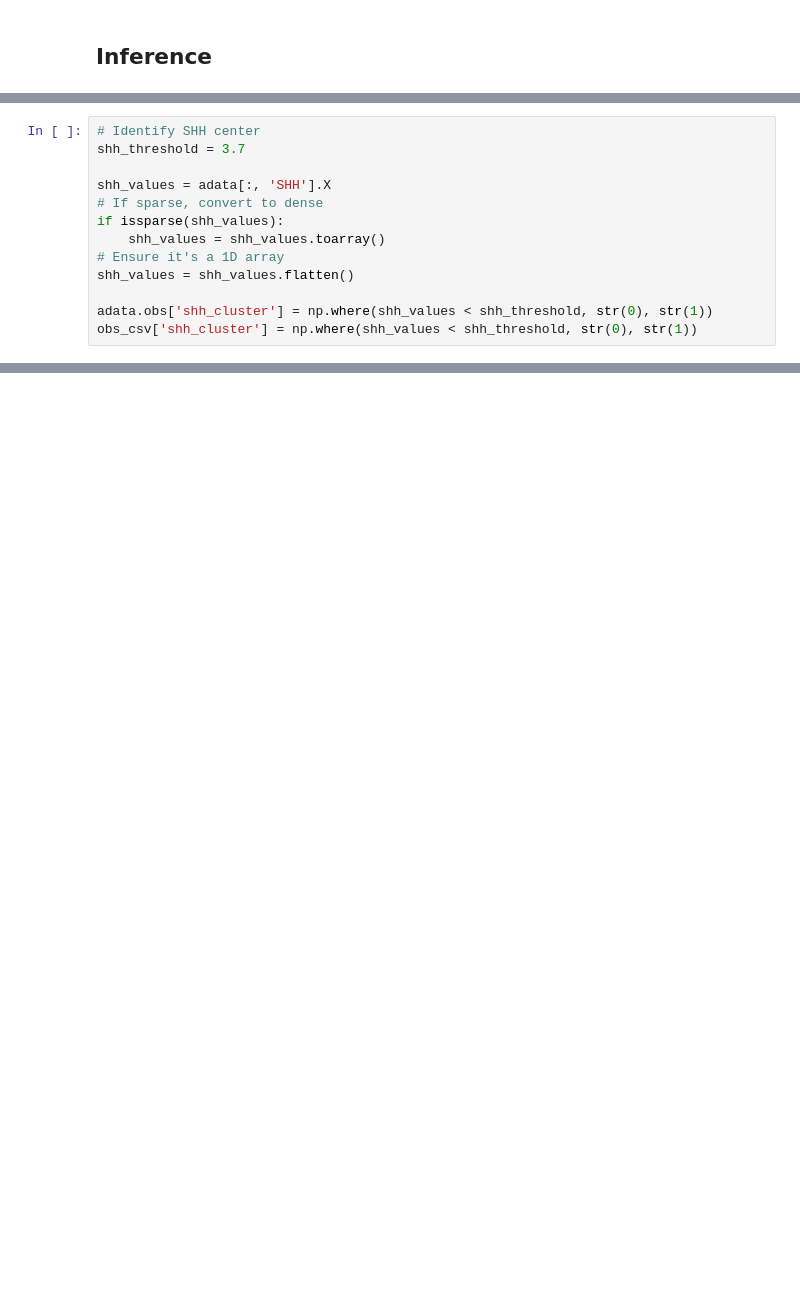
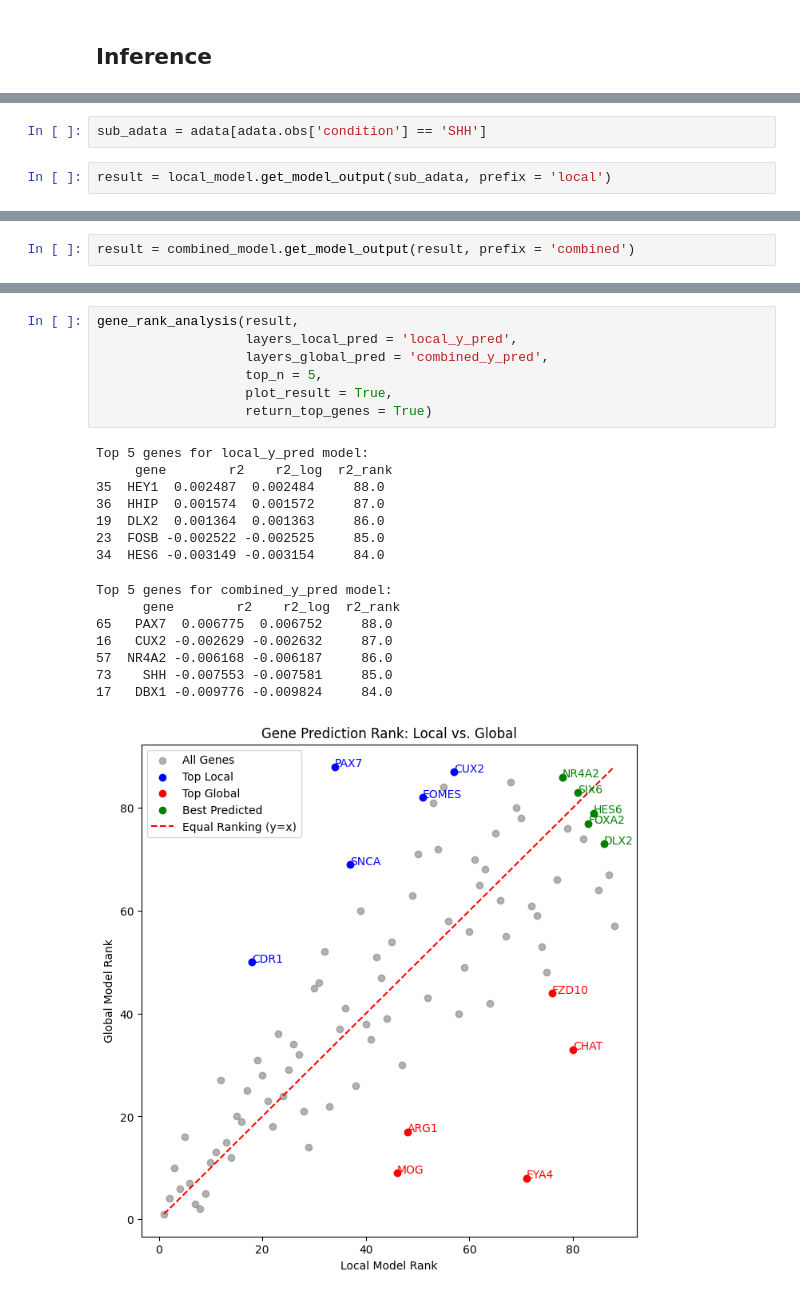
Before and after one commit to theislab/interscale, a Jupyter notebook: docs/notebooks/evaluation/Legnini23.ipynb, the cells around one changed output, grey strips where cells are left out. Drawn from its saved outputs; the diff is of its cells as text; blank space fills up the shorter version.

Commit message:
Gene Rank analysis implementation

```diff
--- a/docs/notebooks/evaluation/Legnini23.ipynb
+++ b/docs/notebooks/evaluation/Legnini23.ipynb
@@ -106,13 +47,0 @@ adata.X = adata.layers['log1p_norm']
-# %%
-# Identify SHH center
-shh_threshold = 3.7
-
-shh_values = adata[:, 'SHH'].X
-# If sparse, convert to dense
-if issparse(shh_values):
-    shh_values = shh_values.toarray()
-# Ensure it's a 1D array
-shh_values = shh_values.flatten()
-
-adata.obs['shh_cluster'] = np.where(shh_values < shh_threshold, str(0), str(1))
-obs_csv['shh_cluster'] = np.where(shh_values < shh_threshold, str(0), str(1))
@@ -709,0 +48,4 @@ sq.tl.var_by_distance(
+# %%
+sub_adata = adata[adata.obs['condition'] == 'SHH']
+# %%
+result = local_model.get_model_output(sub_adata, prefix = 'local')
@@ -709,0 +55,2 @@ sq.tl.var_by_distance(
+# %%
+result = combined_model.get_model_output(result, prefix = 'combined')
@@ -709,0 +81,23 @@ sq.tl.var_by_distance(
+# %%
+gene_rank_analysis(result,
+                   layers_local_pred = 'local_y_pred',
+                   layers_global_pred = 'combined_y_pred',
+                   top_n = 5,
+                   plot_result = True,
+                   return_top_genes = True)
+# %% [output]
+Top 5 genes for local_y_pred model:
+     gene        r2    r2_log  r2_rank
+35  HEY1  0.002487  0.002484     88.0
+36  HHIP  0.001574  0.001572     87.0
+19  DLX2  0.001364  0.001363     86.0
+23  FOSB -0.002522 -0.002525     85.0
+34  HES6 -0.003149 -0.003154     84.0
+Top 5 genes for combined_y_pred model:
+      gene        r2    r2_log  r2_rank
+65   PAX7  0.006775  0.006752     88.0
+16   CUX2 -0.002629 -0.002632     87.0
+57  NR4A2 -0.006168 -0.006187     86.0
+73    SHH -0.007553 -0.007581     85.0
+17   DBX1 -0.009776 -0.009824     84.0
+[figure, added]
```
Also changed, not shown: parts of 60 cells of this notebook, 11 other files.
